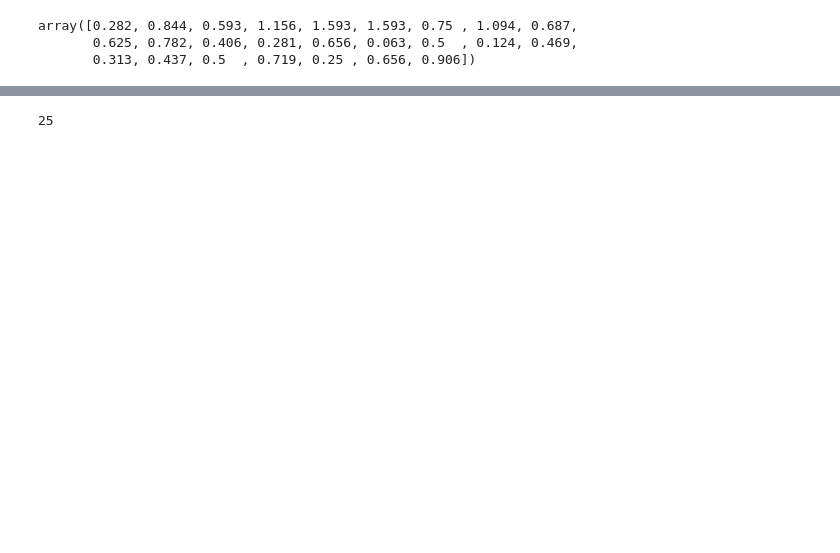
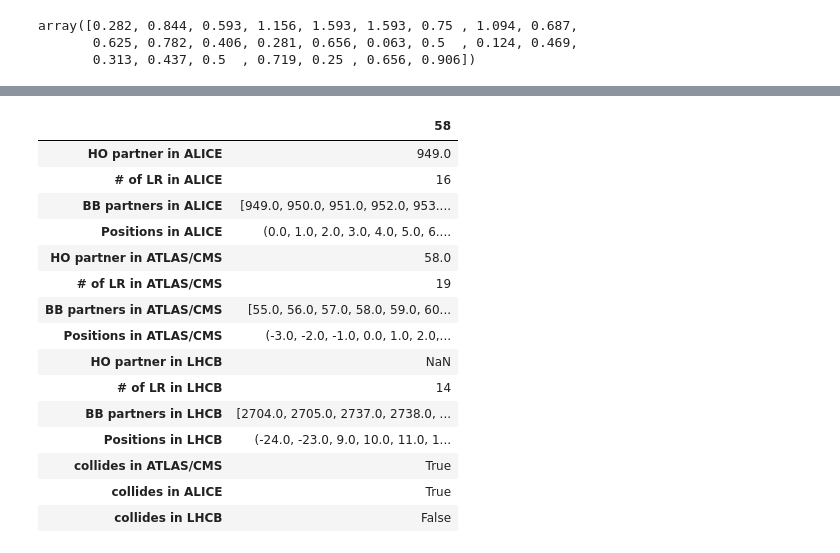
Before and after one commit to yangelis/example_DA_study, a Jupyter notebook: master_study/analysis/bbb/analysis_opt_flathv_75_1500_withBB_chroma15_eol_bbb_2228.ipynb, the cells around one changed output, grey strips where cells are left out. Drawn from its saved outputs; the diff is of its cells as text; code cells hidden in the pictures; blank space fills up the shorter version.

```diff
--- a/master_study/analysis/bbb/analysis_opt_flathv_75_1500_withBB_chroma15_eol_bbb_2228.ipynb
+++ b/master_study/analysis/bbb/analysis_opt_flathv_75_1500_withBB_chroma15_eol_bbb_2228.ipynb
@@ -236,7 +239,22 @@ df[df['i_bunch_b1'].isin(array_c[:,1])]
 |  | 1187 | 5.531 | 62.313 | 60.32 | 1187.0 | 1187.0 | 1.316653e+11 |
 |  | 1188 | 5.469 | 62.313 | 60.32 | 1188.0 | 1188.0 | 1.316653e+11 |
 |  | 1189 | 5.250 | 62.313 | 60.32 | 1189.0 | 1189.0 | 1.316653e+11 |
-# %%
-len(array_c[:,0])
-# %% [output]
-25
+# %%
+sched_b1.loc[58].to_frame()
+# %% [output]
+|  | 58 |
+| HO partner in ALICE | 949.0 |
+| # of LR in ALICE | 16 |
+| BB partners in ALICE | [949.0, 950.0, 951.0, 952.0, 953.... |
+| Positions in ALICE | (0.0, 1.0, 2.0, 3.0, 4.0, 5.0, 6.... |
+| HO partner in ATLAS/CMS | 58.0 |
+| # of LR in ATLAS/CMS | 19 |
+| BB partners in ATLAS/CMS | [55.0, 56.0, 57.0, 58.0, 59.0, 60... |
+| Positions in ATLAS/CMS | (-3.0, -2.0, -1.0, 0.0, 1.0, 2.0,... |
+| HO partner in LHCB | NaN |
+| # of LR in LHCB | 14 |
+| BB partners in LHCB | [2704.0, 2705.0, 2737.0, 2738.0, ... |
+| Positions in LHCB | (-24.0, -23.0, 9.0, 10.0, 11.0, 1... |
+| collides in ATLAS/CMS | True |
+| collides in ALICE | True |
+| collides in LHCB | False |
```
Also changed, not shown: parts of 2 cells of this notebook, 11 other files.
